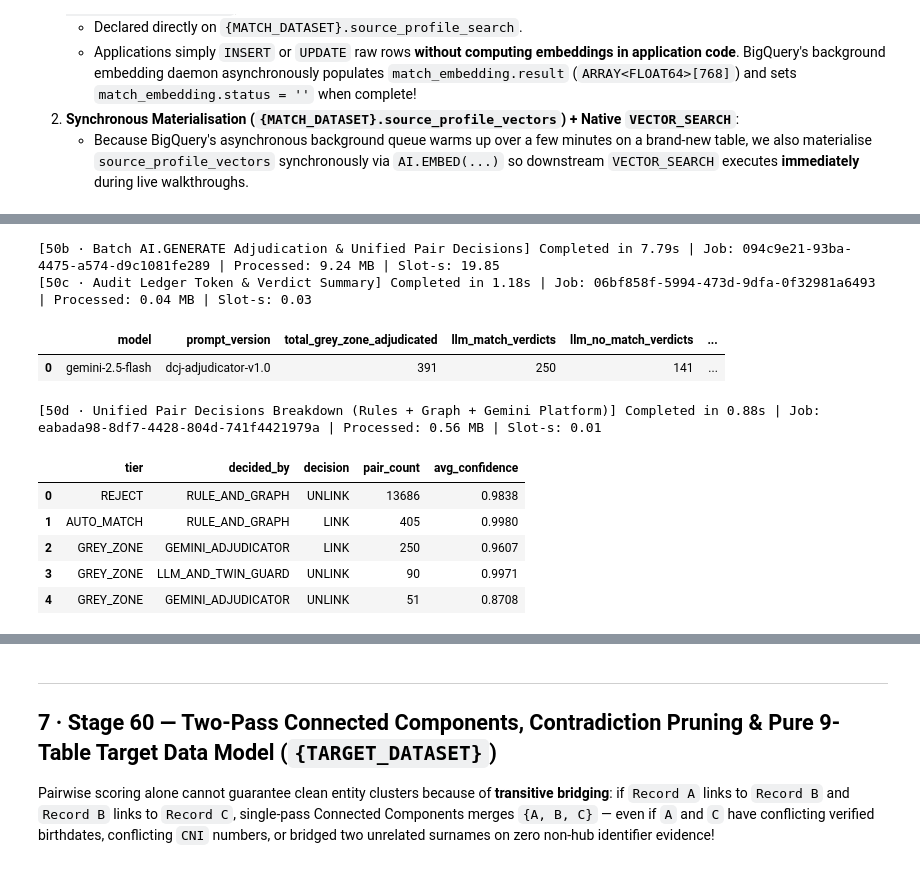
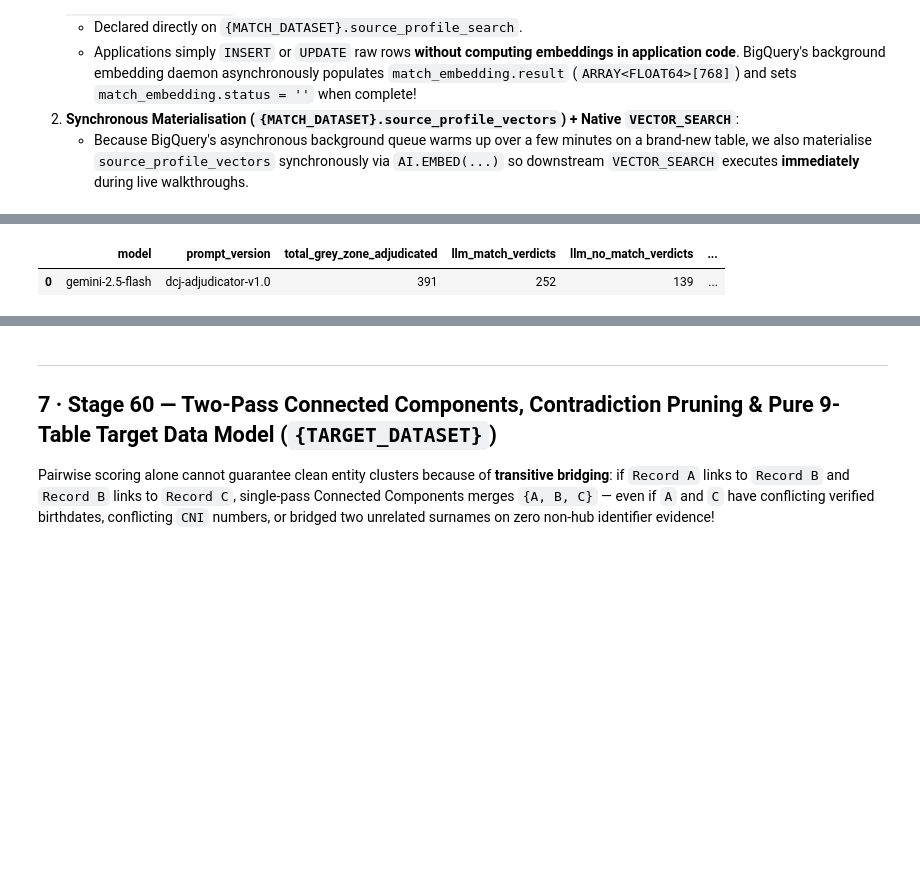
Before and after one commit to MattATurner/citizen_match, a Jupyter notebook: notebooks/cdp-walkthrough.ipynb, the cells around one changed output, grey strips where cells are left out. Saved outputs shown, nothing was run; the diff lists cells and outputs as text; code cells hidden in the pictures; blank space fills up the shorter version.

```diff
--- a/notebooks/cdp-walkthrough.ipynb
+++ b/notebooks/cdp-walkthrough.ipynb
@@ -1716,11 +1605,11 @@ RAW `full_response` METADATA FROM GEMINI PLATFORM
 # %%
-# 6B · Adjudicate All Outstanding GREY_ZONE Pairs & Populate Immutable Audit Ledger ({MATCH_DATASET}.person_match_adjudications)
-STAGE_50_SQL = r"""-- =====================================================================
+%%bigquery --project {PROJECT_ID} --location {LOCATION} --pyformat
+-- =====================================================================
 -- 50 · Auditable GenAI Adjudicator (`AI.GENERATE` with Gemini Platform)
 --
 -- Evaluates ONLY the `GREY_ZONE` candidate pairs from Stage 40.
 -- Every verdict is recorded in the append-only, immutable audit ledger
--- `dcj_match.person_match_adjudications` with:
+-- `{MATCH_DATASET}.person_match_adjudications` with:
 --   - `verdict` (`MATCH`, `NO_MATCH`, `UNCERTAIN`)
 --   - `confidence` (`0.0` to `1.0`)
 --   - `rationale` (Human-readable statutory justification for caseworkers/auditors)
@@ -1732,7 +1621,7 @@ STAGE_50_SQL = r"""-- ==========================================================
 -- =====================================================================
 
 -- 50a · Immutable Append-Only Adjudication Ledger
-CREATE TABLE IF NOT EXISTS `{PROJECT_ID}.{MATCH}.person_match_adjudications`
+CREATE TABLE IF NOT EXISTS `{PROJECT_ID}.{MATCH_DATASET}.person_match_adjudications`
 (
   record_id_a         STRING    NOT NULL OPTIONS(description="First source record ID in the compared pair"),
   record_id_b         STRING    NOT NULL OPTIONS(description="Second source record ID in the compared pair"),
@@ -1757,23 +1646,23 @@ OPTIONS (
 );
 
 -- 50b · Adjudicate Outstanding Grey-Zone Pairs via AI.GENERATE
-CREATE OR REPLACE TABLE `{PROJECT_ID}.{MATCH}.stg_adjudications_new`
+CREATE OR REPLACE TABLE `{PROJECT_ID}.{MATCH_DATASET}.stg_adjudications_new`
 AS
 WITH outstanding AS (
   SELECT t.*
-  FROM `{PROJECT_ID}.{MATCH}.candidate_pair_tiers` AS t
+  FROM `{PROJECT_ID}.{MATCH_DATASET}.candidate_pair_tiers` AS t
   WHERE t.tier = 'GREY_ZONE'
     AND NOT EXISTS (
       SELECT 1
-      FROM `{PROJECT_ID}.{MATCH}.person_match_adjudications` AS j
+      FROM `{PROJECT_ID}.{MATCH_DATASET}.person_match_adjudications` AS j
       WHERE j.record_id_a    = t.record_id_a
         AND j.record_id_b    = t.record_id_b
-        AND j.model          = '{LLM_MODEL}'
+        AND j.model          = '{ADJUDICATOR_MODEL}'
         AND j.prompt_version = 'dcj-adjudicator-v1.0'
         AND IFNULL(j.raw_status, '') = ''
     )
   ORDER BY combined_score DESC, rrf_score DESC
-  LIMIT 500
+  LIMIT {GREY_ZONE_BATCH_LIMIT}
 ),
 prompted AS (
   SELECT
@@ -1880,9 +1769,9 @@ EVIDENCE PAYLOAD:
           ) AS hybrid_signals
         ))
       ),
-      connection_id => '{CONN}',
-      endpoint      => '{LLM_MODEL}',
-      model_params  => JSON '{"generation_config": {"temperature": 0.0}}',
+      connection_id => '{CONNECTION_ID}',
+      endpoint      => '{ADJUDICATOR_MODEL}',
+      model_params  => JSON '{{"generation_config": {{"temperature": 0.0}}}}',
       output_schema =>
         'verdict STRING, confidence FLOAT64, rationale STRING, decisive_evidence STRING, contradiction STRING, scenario_classified STRING, injection_detected BOOL'
     ) AS g
@@ -1903,7 +1792,7 @@ SELECT
   NULLIF(TRIM(IFNULL(g.contradiction, '')), '') AS contradiction,
   g.scenario_classified,
   IFNULL(g.injection_detected, FALSE) AS injection_detected,
-  '{LLM_MODEL}' AS model,
+  '{ADJUDICATOR_MODEL}' AS model,
   'dcj-adjudicator-v1.0' AS prompt_version,
   CURRENT_TIMESTAMP() AS adjudicated_at,
   g.status AS raw_status,
@@ -1921,7 +1810,7 @@ SELECT
 FROM prompted;
 
 -- Append new verdicts to the immutable audit ledger
-INSERT INTO `{PROJECT_ID}.{MATCH}.person_match_adjudications`
+INSERT INTO `{PROJECT_ID}.{MATCH_DATASET}.person_match_adjudications`
 (
   record_id_a, record_id_b, verdict, confidence, rationale, decisive_evidence,
   contradiction, scenario_classified, injection_detected, model, prompt_version,
@@ -1931,10 +1820,10 @@ SELECT
   record_id_a, record_id_b, verdict, confidence, rationale, decisive_evidence,
   contradiction, scenario_classified, injection_detected, model, prompt_version,
   adjudicated_at, raw_status, input_tokens, output_tokens
-FROM `{PROJECT_ID}.{MATCH}.stg_adjudications_new`;
+FROM `{PROJECT_ID}.{MATCH_DATASET}.stg_adjudications_new`;
 
 -- 50c · Current Active Verdicts View
-CREATE OR REPLACE VIEW `{PROJECT_ID}.{MATCH}.v_adjudications_current` AS
+CREATE OR REPLACE VIEW `{PROJECT_ID}.{MATCH_DATASET}.v_adjudications_current` AS
 SELECT * EXCEPT (rn)
 FROM (
   SELECT
@@ -1943,15 +1832,15 @@ FROM (
       PARTITION BY record_id_a, record_id_b
       ORDER BY IFNULL(raw_status, '') = '' DESC, adjudicated_at DESC
     ) AS rn
-  FROM `{PROJECT_ID}.{MATCH}.person_match_adjudications` AS j
-  WHERE model = '{LLM_MODEL}'
+  FROM `{PROJECT_ID}.{MATCH_DATASET}.person_match_adjudications` AS j
+  WHERE model = '{ADJUDICATOR_MODEL}'
     AND prompt_version = 'dcj-adjudicator-v1.0'
 )
 WHERE rn = 1;
 
 -- 50d · Unified Pair Decisions (Combining Deterministic Tiers + Gemini Adjudicator + Structural Guards)
-DROP TABLE IF EXISTS `{PROJECT_ID}.{MATCH}.person_match_decisions`;
-CREATE OR REPLACE TABLE `{PROJECT_ID}.{MATCH}.person_match_decisions`
+DROP TABLE IF EXISTS `{PROJECT_ID}.{MATCH_DATASET}.person_match_decisions`;
+CREATE OR REPLACE TABLE `{PROJECT_ID}.{MATCH_DATASET}.person_match_decisions`
 CLUSTER BY decision, record_id_a
 AS
 SELECT
@@ -1996,62 +1885,36 @@ SELECT
       CASE
         WHEN t.documented_kin_relationship IS NOT NULL THEN CONCAT('Rejected: documented ', t.documented_kin_relationship, ' relationship in ChildStory.')
         WHEN t.hub_only THEN 'Rejected: connected solely via promiscuous crisis refuge or intake contact hub.'
         WHEN t.verified_dob_conflict THEN 'Rejected: verified Dates of Birth conflict.'
         ELSE 'Rejected: below hybrid similarity threshold.'
       END
     ELSE COALESCE(j.rationale, 'Deferred to Data Steward queue.')
   END AS rationale,
   j.decisive_evidence,
   COALESCE(
     j.contradiction,
     IF(t.twin_or_sibling_trap, 'Twin/Sibling SLK-581 & household collision: distinct forenames born on same date.', NULL)
   ) AS contradiction,
   j.scenario_classified
-FROM `{PROJECT_ID}.{MATCH}.candidate_pair_tiers` AS t
-LEFT JOIN `{PROJECT_ID}.{MATCH}.v_adjudications_current` AS j
+FROM `{PROJECT_ID}.{MATCH_DATASET}.candidate_pair_tiers` AS t
+LEFT JOIN `{PROJECT_ID}.{MATCH_DATASET}.v_adjudications_current` AS j
   ON j.record_id_a = t.record_id_a AND j.record_id_b = t.record_id_b;
-"""
-run_sql(STAGE_50_SQL, label="50b · Batch AI.GENERATE Adjudication & Unified Pair Decisions")
 
-df_llm_telemetry = run_sql("""
+
 SELECT
   model,
   prompt_version,
   COUNT(*) AS total_grey_zone_adjudicated,
   COUNTIF(verdict = 'MATCH') AS llm_match_verdicts,
   COUNTIF(verdict = 'NO_MATCH') AS llm_no_match_verdicts,
   COUNTIF(verdict = 'UNCERTAIN') AS llm_uncertain_verdicts,
   COUNTIF(injection_detected) AS prompt_injections_flagged,
   SUM(input_tokens) AS total_input_tokens,
   SUM(output_tokens) AS total_output_tokens,
   ROUND(AVG(input_tokens), 1) AS avg_input_tokens_per_pair,
   ROUND(AVG(output_tokens), 1) AS avg_output_tokens_per_pair
-FROM `{PROJECT_ID}.{MATCH}.v_adjudications_current`
-GROUP BY model, prompt_version
-""", label="50c · Audit Ledger Token & Verdict Summary")
-display(df_llm_telemetry)
-
-df_decision_breakdown = run_sql("""
-SELECT
-  tier,
-  decided_by,
-  decision,
-  COUNT(*) AS pair_count,
-  ROUND(AVG(confidence), 4) AS avg_confidence
-FROM `{PROJECT_ID}.{MATCH}.person_match_decisions`
-GROUP BY tier, decided_by, decision
-ORDER BY pair_count DESC
-""", label="50d · Unified Pair Decisions Breakdown (Rules + Graph + Gemini Platform)")
-display(df_decision_breakdown)
+FROM `{PROJECT_ID}.{MATCH_DATASET}.v_adjudications_current`
+GROUP BY model, prompt_version;
 # %% [output]
-[50b · Batch AI.GENERATE Adjudication & Unified Pair Decisions] Completed in 7.79s | Job: 094c9e21-93ba-4475-a574-d9c1081fe289 | Processed: 9.24 MB | Slot-s: 19.85
-[50c · Audit Ledger Token & Verdict Summary] Completed in 1.18s | Job: 06bf858f-5994-473d-9dfa-0f32981a6493 | Processed: 0.04 MB | Slot-s: 0.03
 |  | model | prompt_version | total_grey_zone_adjudicated | llm_match_verdicts | llm_no_match_verdicts | ... |
-| 0 | gemini-2.5-flash | dcj-adjudicator-v1.0 | 391 | 250 | 141 | ... |
+| 0 | gemini-2.5-flash | dcj-adjudicator-v1.0 | 391 | 252 | 139 | ... |
-[50d · Unified Pair Decisions Breakdown (Rules + Graph + Gemini Platform)] Completed in 0.88s | Job: eabada98-8df7-4428-804d-741f4421979a | Processed: 0.56 MB | Slot-s: 0.01
-|  | tier | decided_by | decision | pair_count | avg_confidence |
-| 0 | REJECT | RULE_AND_GRAPH | UNLINK | 13686 | 0.9838 |
-| 1 | AUTO_MATCH | RULE_AND_GRAPH | LINK | 405 | 0.9980 |
-| 2 | GREY_ZONE | GEMINI_ADJUDICATOR | LINK | 250 | 0.9607 |
-| 3 | GREY_ZONE | LLM_AND_TWIN_GUARD | UNLINK | 90 | 0.9971 |
-| 4 | GREY_ZONE | GEMINI_ADJUDICATOR | UNLINK | 51 | 0.8708 |
```
Also changed, not shown: parts of 42 cells of this notebook.
